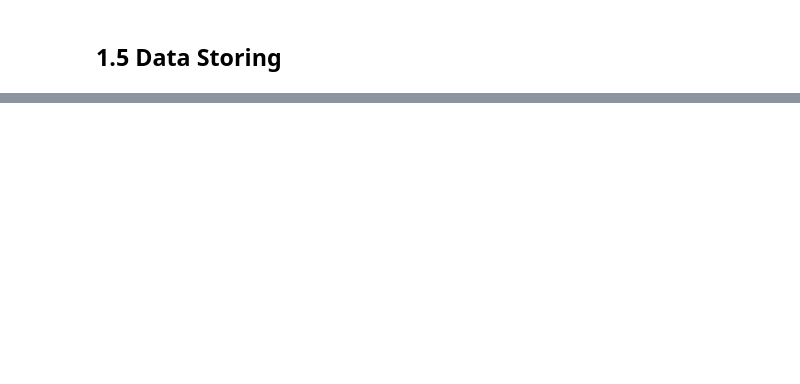
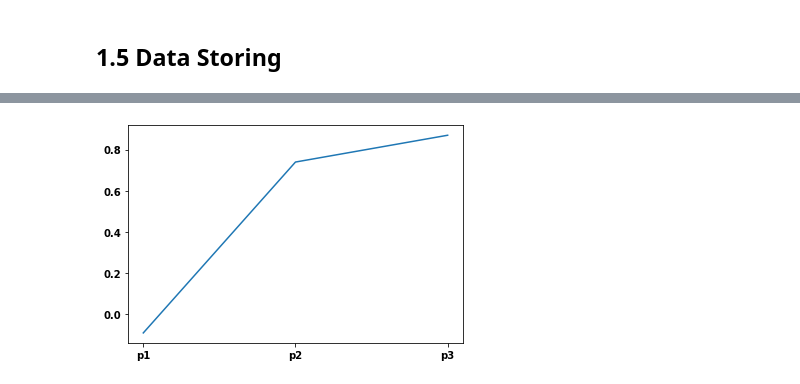
Before and after one commit to salma77/WeRateDogs-project, a Jupyter notebook: wrangle_act.ipynb, the cells around one changed output, grey strips where cells are left out. Drawn from its saved outputs; the diff is of its cells as text; code cells hidden in the pictures; blank space fills up the shorter version.

```diff
--- a/wrangle_act.ipynb
+++ b/wrangle_act.ipynb
@@ -900,0 +941,11 @@ img_predict_clean.to_csv('image_predictions.csv', index=False)
+# %%
+#Graph representing skewness of every prediction confidence
+names = ['p1', 'p2', 'p3']
+skew_1 = skew(df['p1_conf'], nan_policy='omit')
+skew_2 = skew(df['p2_conf'], nan_policy='omit')
+skew_3 = skew(df['p3_conf'], nan_policy='omit')
+values = [skew_1, skew_2, skew_3]
+plt.plot(names, values)
+plt.show()
+# %% [output]
+[figure, added]
```
Also changed, not shown: parts of 31 cells of this notebook, 3 other files.
